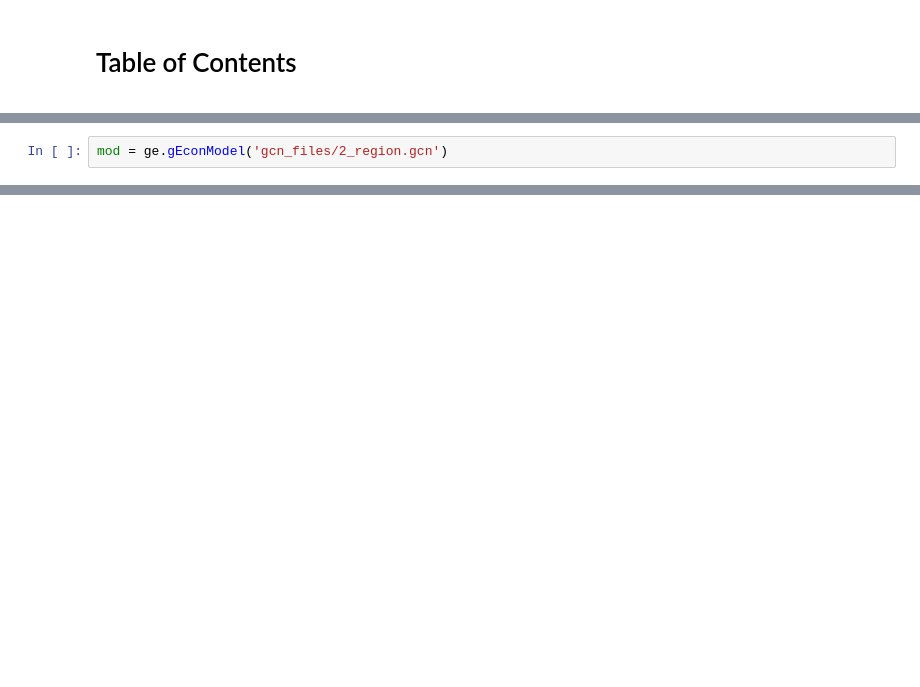
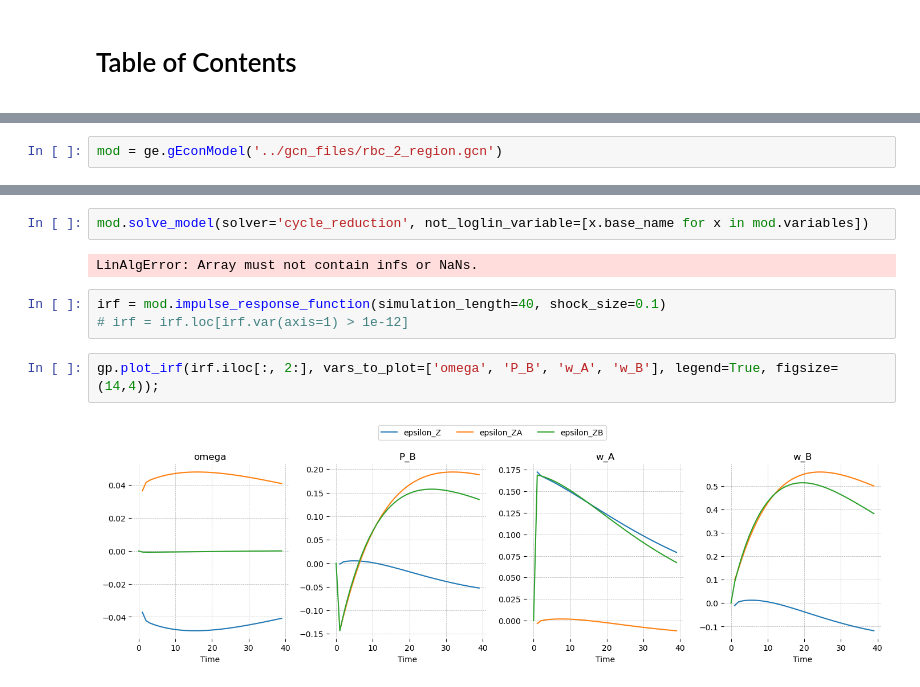
Before and after one commit to jessegrabowski/ukraine-sentiment-transmission, a Jupyter notebook: notebooks/Migration DSGE.ipynb, the cells around one changed output, grey strips where cells are left out. Drawn from its saved outputs; the diff is of its cells as text; blank space fills up the shorter version.

```diff
--- a/notebooks/Migration DSGE.ipynb
+++ b/notebooks/Migration DSGE.ipynb
@@ -8,5 +27,5 @@ from gEconpy.shared.utilities import eq_to_ss
 # %%
-mod = ge.gEconModel('gcn_files/2_region.gcn')
+mod = ge.gEconModel('../gcn_files/rbc_2_region.gcn')
 # %% [output]
 Model Building Complete.
 Found:
@@ -23,0 +99,11 @@ Found:
+# %%
+mod.solve_model(solver='cycle_reduction', not_loglin_variable=[x.base_name for x in mod.variables])
+# %% [output]
+LinAlgError: Array must not contain infs or NaNs.
+# %%
+irf = mod.impulse_response_function(simulation_length=40, shock_size=0.1)
+# irf = irf.loc[irf.var(axis=1) > 1e-12]
+# %%
+gp.plot_irf(irf.iloc[:, 2:], vars_to_plot=['omega', 'P_B', 'w_A', 'w_B'], legend=True, figsize=(14,4));
+# %% [output]
+[figure, added]
```
Also changed, not shown: parts of 61 cells of this notebook, 1 other file.
